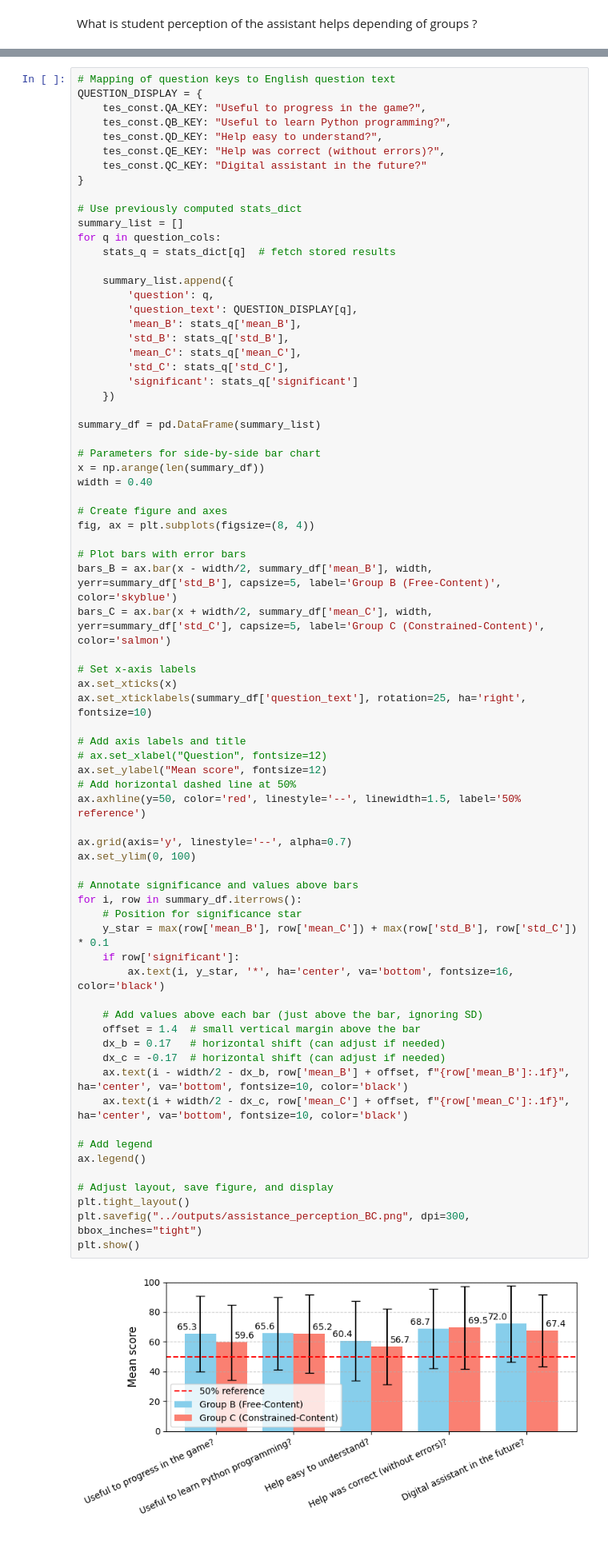
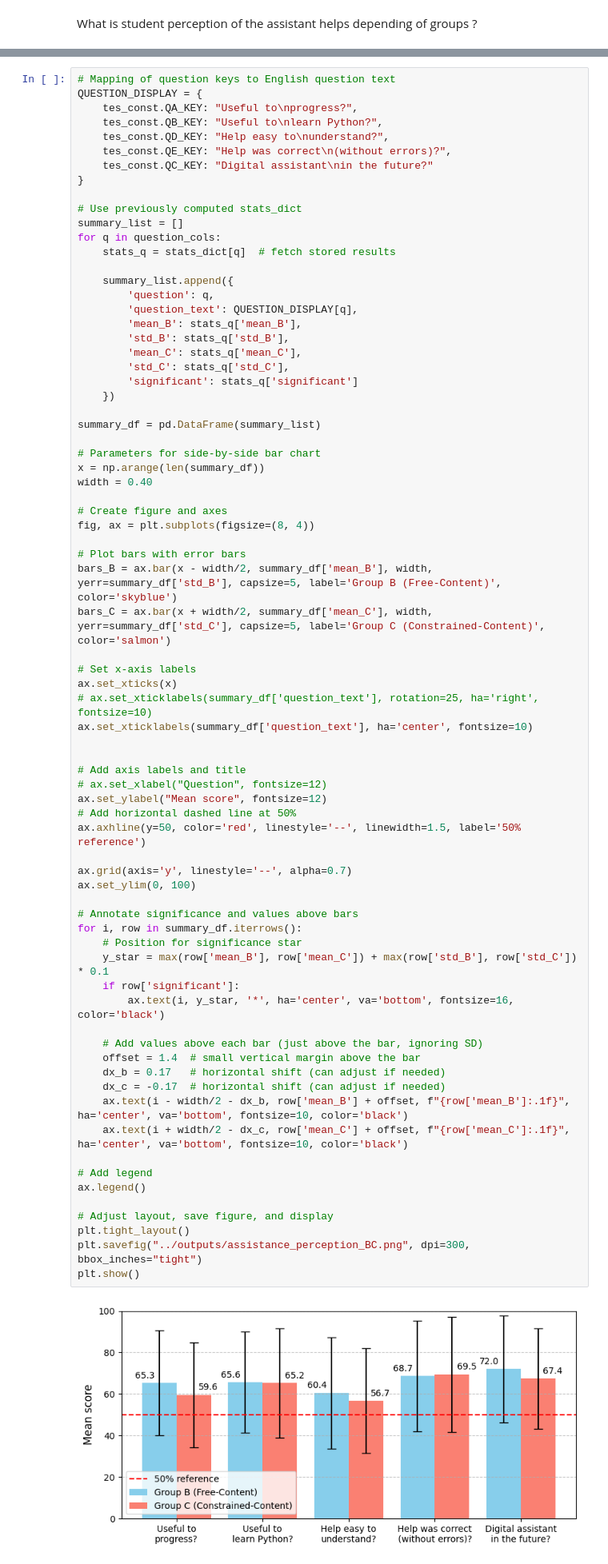
Before and after one commit to Matthieu-BRANTHOME/AIED26, a Jupyter notebook: notebooks/04_analysis_RQ_3.ipynb, the cells around one changed output, grey strips where cells are left out. Shown at 80% size. Drawn from its saved outputs; the diff is of its cells as text.

Commit message:
xticklabels modificaiton for assistance_perception_BC.png

```diff
--- a/notebooks/04_analysis_RQ_3.ipynb
+++ b/notebooks/04_analysis_RQ_3.ipynb
@@ -171,11 +171,11 @@ No significant difference: p = 0.1445 >= 0.05
 # %%
 # Mapping of question keys to English question text
 QUESTION_DISPLAY = {
-    tes_const.QA_KEY: "Useful to progress in the game?",
-    tes_const.QB_KEY: "Useful to learn Python programming?",
-    tes_const.QD_KEY: "Help easy to understand?",
-    tes_const.QE_KEY: "Help was correct (without errors)?",
-    tes_const.QC_KEY: "Digital assistant in the future?"
+    tes_const.QA_KEY: "Useful to\nprogress?",
+    tes_const.QB_KEY: "Useful to\nlearn Python?",
+    tes_const.QD_KEY: "Help easy to\nunderstand?",
+    tes_const.QE_KEY: "Help was correct\n(without errors)?",
+    tes_const.QC_KEY: "Digital assistant\nin the future?"
 }
 
 # Use previously computed stats_dict
@@ -208,37 +208,39 @@ bars_C = ax.bar(x + width/2, summary_df['mean_C'], width, yerr=summary_df['std_C
 
 # Set x-axis labels
 ax.set_xticks(x)
-ax.set_xticklabels(summary_df['question_text'], rotation=25, ha='right', fontsize=10)
+# ax.set_xticklabels(summary_df['question_text'], rotation=25, ha='right', fontsize=10)
+ax.set_xticklabels(summary_df['question_text'], ha='center', fontsize=10)
+
 
 # Add axis labels and title
 # ax.set_xlabel("Question", fontsize=12)
 ax.set_ylabel("Mean score", fontsize=12)
 # Add horizontal dashed line at 50%
 ax.axhline(y=50, color='red', linestyle='--', linewidth=1.5, label='50% reference')
 
 ax.grid(axis='y', linestyle='--', alpha=0.7)
 ax.set_ylim(0, 100)
 
 # Annotate significance and values above bars
 for i, row in summary_df.iterrows():
     # Position for significance star
     y_star = max(row['mean_B'], row['mean_C']) + max(row['std_B'], row['std_C']) * 0.1
     if row['significant']:
         ax.text(i, y_star, '*', ha='center', va='bottom', fontsize=16, color='black')
 
     # Add values above each bar (just above the bar, ignoring SD)
     offset = 1.4  # small vertical margin above the bar
     dx_b = 0.17   # horizontal shift (can adjust if needed)
     dx_c = -0.17  # horizontal shift (can adjust if needed)
     ax.text(i - width/2 - dx_b, row['mean_B'] + offset, f"{row['mean_B']:.1f}", ha='center', va='bottom', fontsize=10, color='black')
     ax.text(i + width/2 - dx_c, row['mean_C'] + offset, f"{row['mean_C']:.1f}", ha='center', va='bottom', fontsize=10, color='black')
 
 # Add legend
 ax.legend()
 
 # Adjust layout, save figure, and display
 plt.tight_layout()
 plt.savefig("../outputs/assistance_perception_BC.png", dpi=300, bbox_inches="tight")
 plt.show()
 # %% [output]
-[figure, old version]
+[figure, new version]
```
